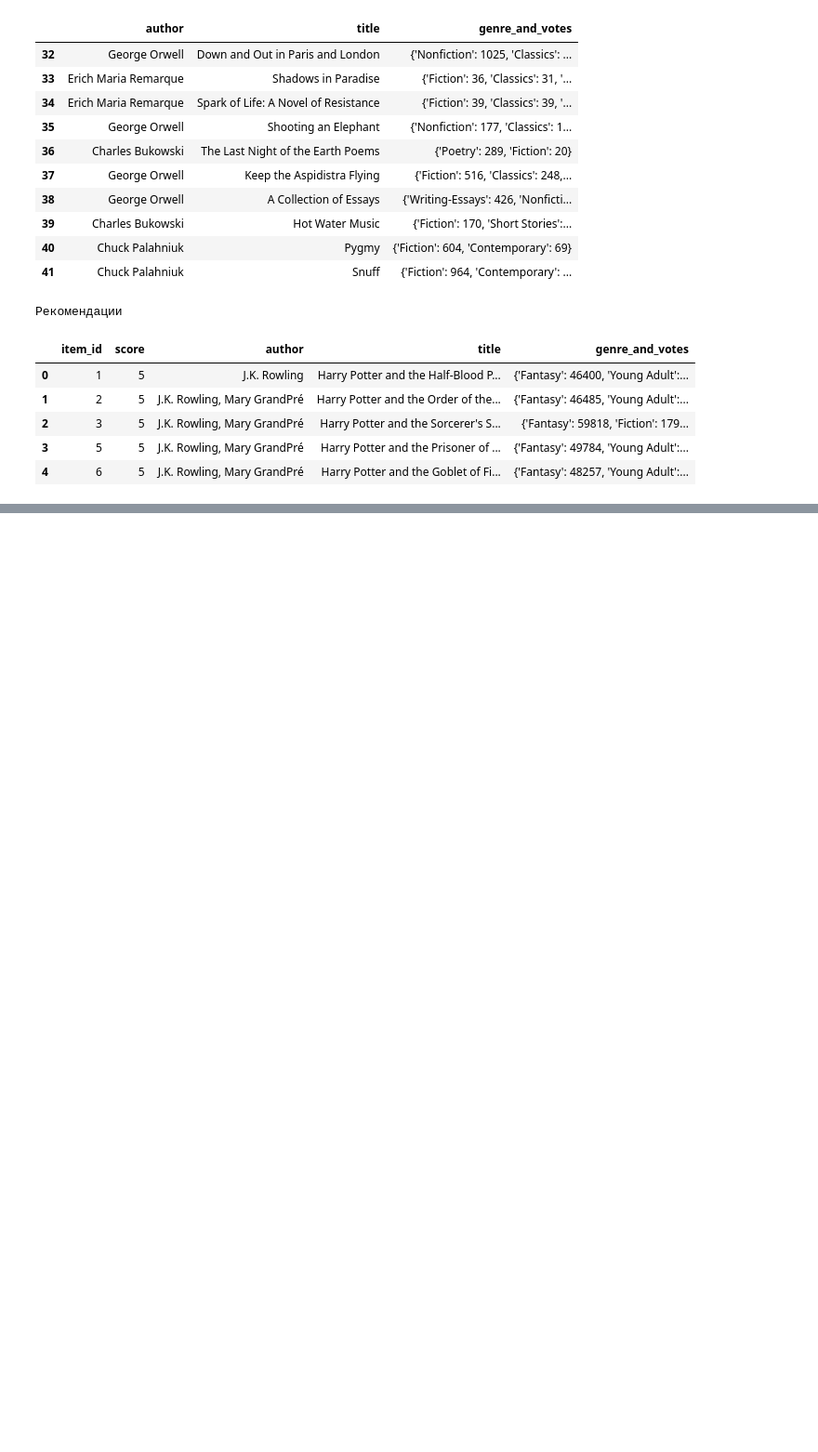
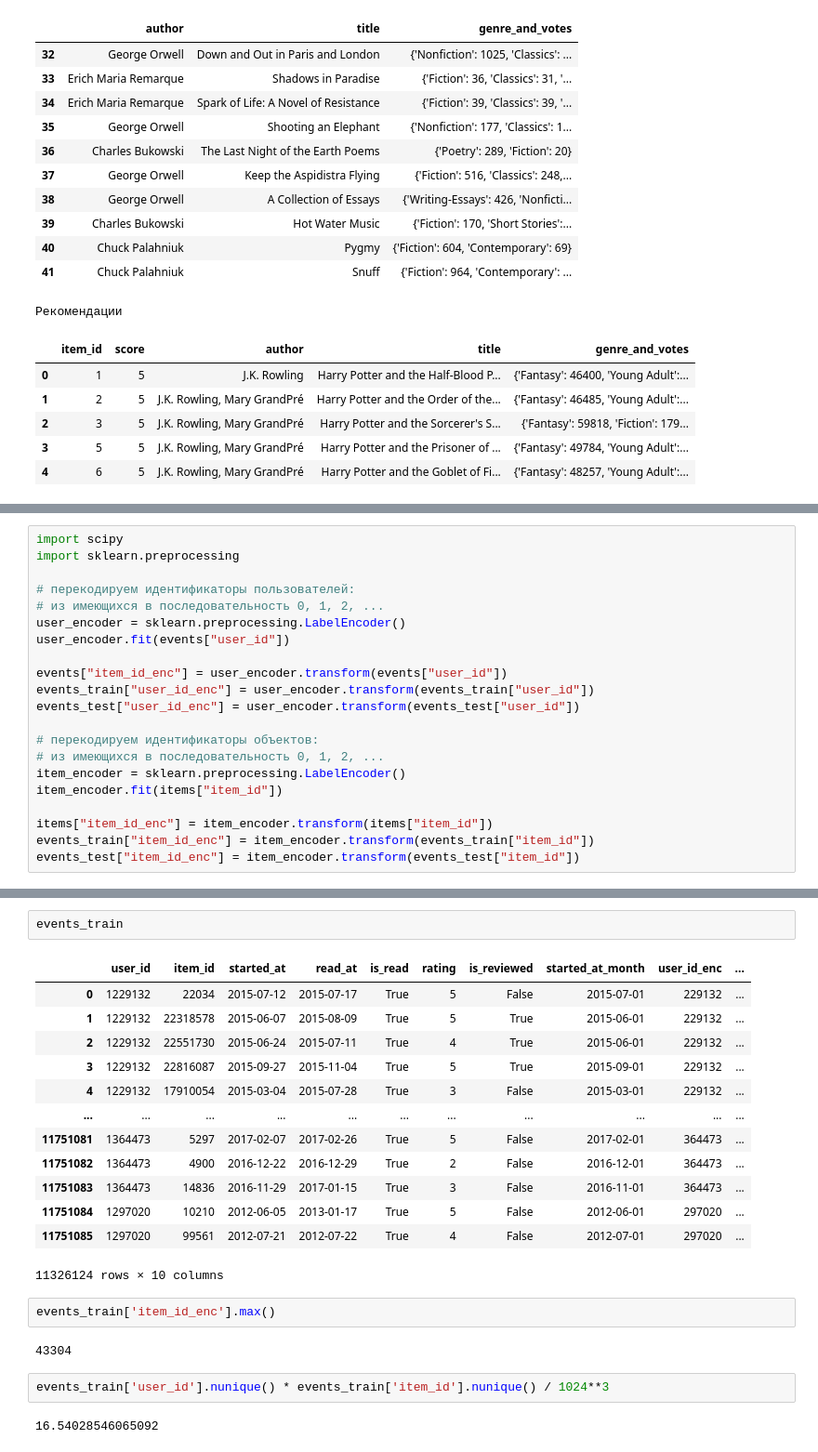
Before and after one commit to RumKam/mle-recsys-start, a Jupyter notebook: preprocessing.ipynb, the cells around one changed output, grey strips where cells are left out. Shown at 93% size. Cells and saved outputs as stored; diff of their text form; blank space fills up the shorter version.

```diff
--- a/preprocessing.ipynb
+++ b/preprocessing.ipynb
@@ -584,0 +589,21 @@ user_id: 1068637
+# %%
+import scipy
+import sklearn.preprocessing
+
+# перекодируем идентификаторы пользователей:
+# из имеющихся в последовательность 0, 1, 2, ...
+user_encoder = sklearn.preprocessing.LabelEncoder()
+user_encoder.fit(events["user_id"])
+
+events["item_id_enc"] = user_encoder.transform(events["user_id"])
+events_train["user_id_enc"] = user_encoder.transform(events_train["user_id"])
+events_test["user_id_enc"] = user_encoder.transform(events_test["user_id"])
+
+# перекодируем идентификаторы объектов:
+# из имеющихся в последовательность 0, 1, 2, ...
+item_encoder = sklearn.preprocessing.LabelEncoder()
+item_encoder.fit(items["item_id"])
+
+items["item_id_enc"] = item_encoder.transform(items["item_id"])
+events_train["item_id_enc"] = item_encoder.transform(events_train["item_id"])
+events_test["item_id_enc"] = item_encoder.transform(events_test["item_id"])
@@ -584,0 +631,24 @@ user_id: 1068637
+# %%
+events_train
+# %% [output]
+|  | user_id | item_id | started_at | read_at | is_read | rating | is_reviewed | started_at_month | user_id_enc | ... |
+| 0 | 1229132 | 22034 | 2015-07-12 | 2015-07-17 | True | 5 | False | 2015-07-01 | 229132 | ... |
+| 1 | 1229132 | 22318578 | 2015-06-07 | 2015-08-09 | True | 5 | True | 2015-06-01 | 229132 | ... |
+| 2 | 1229132 | 22551730 | 2015-06-24 | 2015-07-11 | True | 4 | True | 2015-06-01 | 229132 | ... |
+| 3 | 1229132 | 22816087 | 2015-09-27 | 2015-11-04 | True | 5 | True | 2015-09-01 | 229132 | ... |
+| 4 | 1229132 | 17910054 | 2015-03-04 | 2015-07-28 | True | 3 | False | 2015-03-01 | 229132 | ... |
+| ... | ... | ... | ... | ... | ... | ... | ... | ... | ... | ... |
+| 11751081 | 1364473 | 5297 | 2017-02-07 | 2017-02-26 | True | 5 | False | 2017-02-01 | 364473 | ... |
+| 11751082 | 1364473 | 4900 | 2016-12-22 | 2016-12-29 | True | 2 | False | 2016-12-01 | 364473 | ... |
+| 11751083 | 1364473 | 14836 | 2016-11-29 | 2017-01-15 | True | 3 | False | 2016-11-01 | 364473 | ... |
+| 11751084 | 1297020 | 10210 | 2012-06-05 | 2013-01-17 | True | 5 | False | 2012-06-01 | 297020 | ... |
+| 11751085 | 1297020 | 99561 | 2012-07-21 | 2012-07-22 | True | 4 | False | 2012-07-01 | 297020 | ... |
+11326124 rows × 10 columns
+# %%
+events_train['item_id_enc'].max()
+# %% [output]
+43304
+# %%
+events_train['user_id'].nunique() * events_train['item_id'].nunique() / 1024**3
+# %% [output]
+16.54028546065092
```
Also changed, not shown: parts of 50 cells of this notebook.
